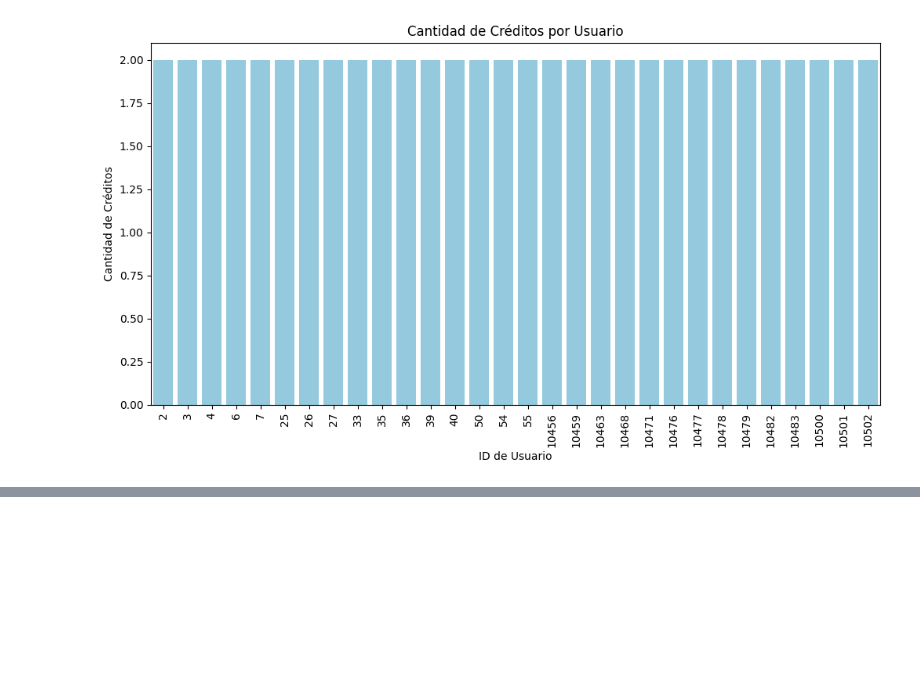
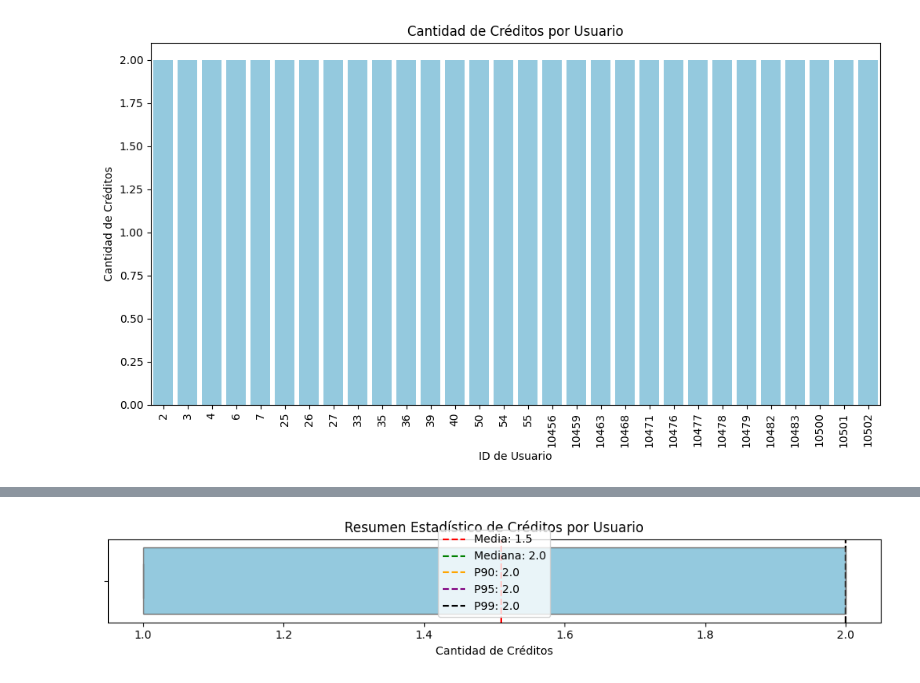
Before and after one commit to vfpomer/banco_creditos, a Jupyter notebook: notebooks/banco_EDA.ipynb, the cells around one changed output, grey strips where cells are left out. Cells and saved outputs as stored; diff of their text form; code cells hidden in the pictures; blank space fills up the shorter version.

```diff
--- a/notebooks/banco_EDA.ipynb
+++ b/notebooks/banco_EDA.ipynb
@@ -278 +324,26 @@ plt.show()
+# %%
+# Gráfico de caja (boxplot)
+plt.figure(figsize=(10, 2))
+sns.boxplot(x=creditos_por_usuario['cantidad_creditos'], color='skyblue')
+
+# Cálculo de estadísticas clave
+media = creditos_por_usuario['cantidad_creditos'].mean()
+mediana = creditos_por_usuario['cantidad_creditos'].median()
+p90 = creditos_por_usuario['cantidad_creditos'].quantile(0.90)
+p95 = creditos_por_usuario['cantidad_creditos'].quantile(0.95)
+p99 = creditos_por_usuario['cantidad_creditos'].quantile(0.99)
+
+# Anotaciones en el gráfico
+for valor, etiqueta, color in zip([media, mediana, p90, p95, p99],
+                                  ['Media', 'Mediana', 'P90', 'P95', 'P99'],
+                                  ['red', 'green', 'orange', 'purple', 'black']):
+    plt.axvline(valor, color=color, linestyle='--', label=f'{etiqueta}: {valor:.1f}')
+
+plt.title("Resumen Estadístico de Créditos por Usuario")
+plt.xlabel("Cantidad de Créditos")
+plt.legend()
+plt.tight_layout()
+plt.show()
+# %% [output]
+[figure, added]
 # %%
```
Also changed, not shown: parts of 78 cells of this notebook, 3 other files.
